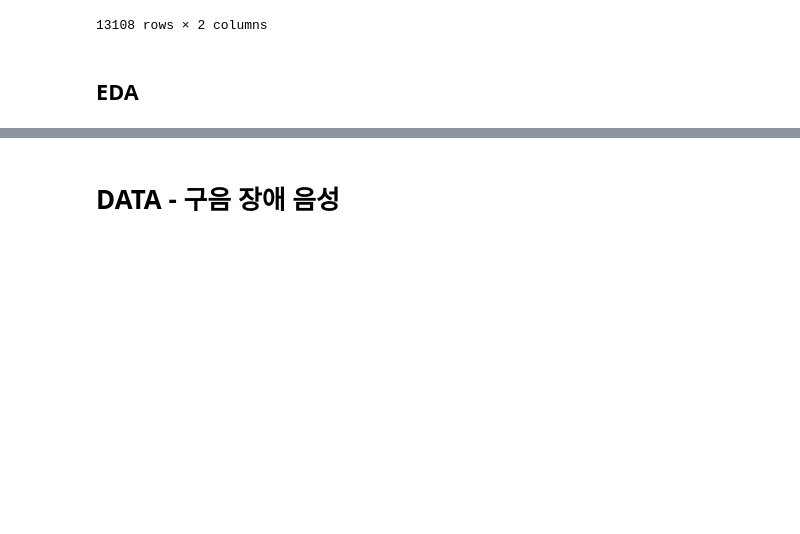
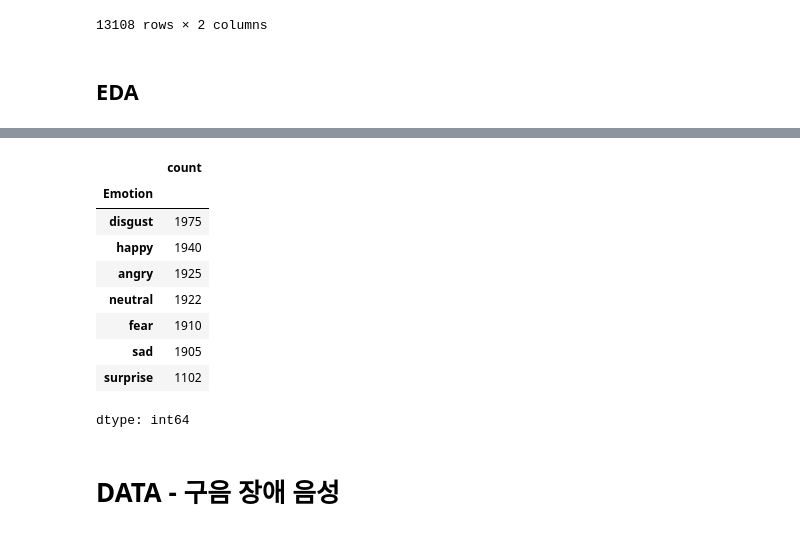
Before and after one commit to Yewon9/Emotion_Recognition_STT, a Jupyter notebook: EDA.ipynb, the cells around one changed output, grey strips where cells are left out. Drawn from its saved outputs; the diff is of its cells as text; code cells hidden in the pictures; blank space fills up the shorter version.

```diff
--- a/EDA.ipynb
+++ b/EDA.ipynb
@@ -577,3 +610,17 @@ data_emotion_filtered.shape
+# %%
+emotion_counts = data_emotion_filtered['Emotion'].value_counts()
+emotion_counts
+# %% [output]
+|  | count |
+| Emotion |  |
+| disgust | 1975 |
+| happy | 1940 |
+| angry | 1925 |
+| neutral | 1922 |
+| fear | 1910 |
+| sad | 1905 |
+| surprise | 1102 |
+dtype: int64
 # %%
 data_emotion_filtered.to_csv('data_emotion.csv', index = False)
 # %% [markdown]
```
Also changed, not shown: parts of 20 cells of this notebook.
